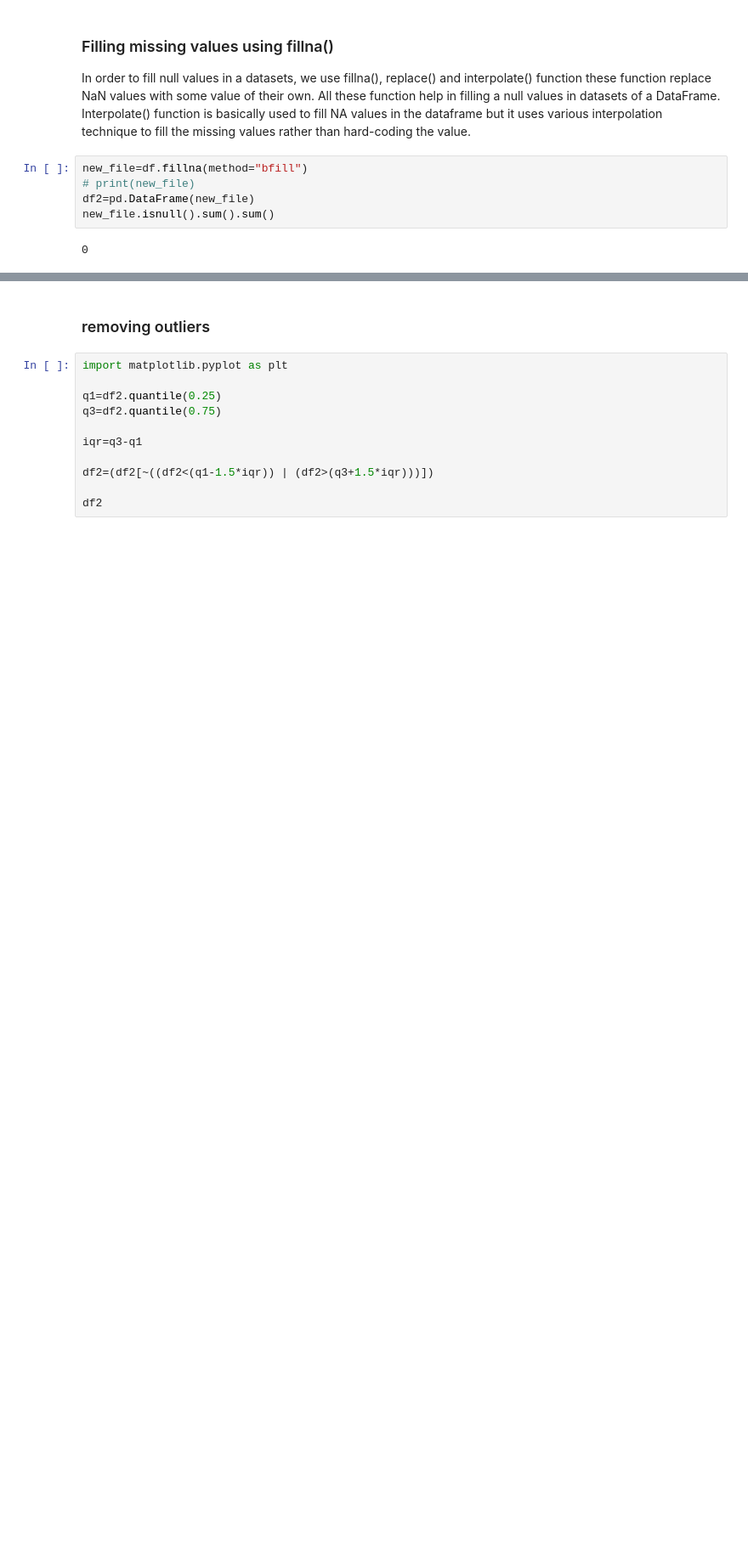
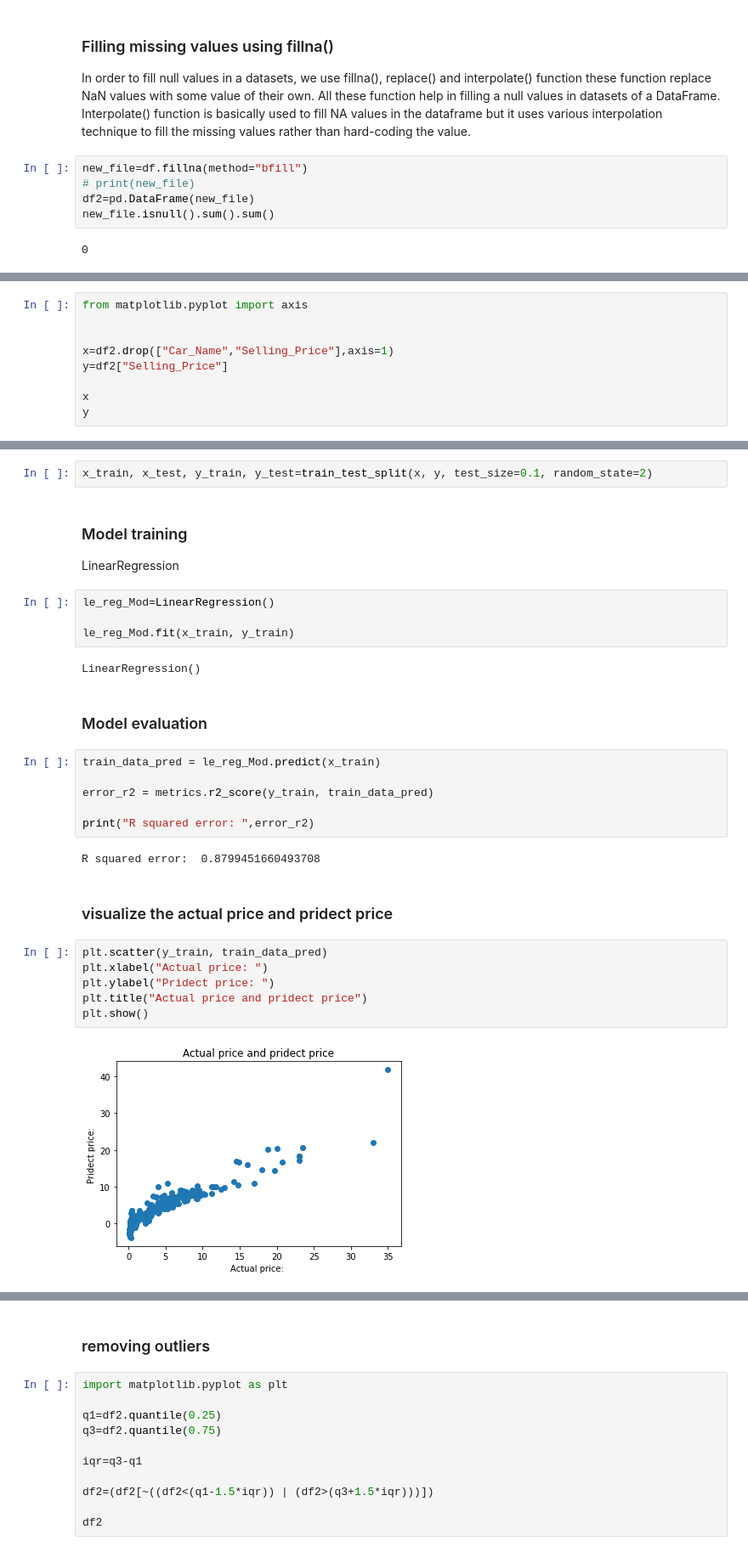
Before and after one commit to HasibullahAman/Prediction_my_Car_Price, a Jupyter notebook: HomeWork.ipynb, the cells around one changed output, grey strips where cells are left out. Shown at 85% size. Cells and saved outputs as stored; diff of their text form; blank space fills up the shorter version.

```diff
--- a/HomeWork.ipynb
+++ b/HomeWork.ipynb
@@ -60,0 +99,9 @@ new_file.isnull().sum().sum()
+# %%
+from matplotlib.pyplot import axis
+
+
+x=df2.drop(["Car_Name","Selling_Price"],axis=1)
+y=df2["Selling_Price"]
+
+x
+y
@@ -60,0 +123,32 @@ new_file.isnull().sum().sum()
+# %%
+x_train, x_test, y_train, y_test=train_test_split(x, y, test_size=0.1, random_state=2)
+# %% [markdown]
+### Model training
+
+LinearRegression
+# %%
+le_reg_Mod=LinearRegression()
+
+le_reg_Mod.fit(x_train, y_train)
+# %% [output]
+LinearRegression()
+# %% [markdown]
+### Model evaluation
+# %%
+train_data_pred = le_reg_Mod.predict(x_train)
+
+error_r2 = metrics.r2_score(y_train, train_data_pred)
+
+print("R squared error: ",error_r2)
+# %% [output]
+R squared error:  0.8799451660493708
+# %% [markdown]
+### visualize the actual price and pridect price
+# %%
+plt.scatter(y_train, train_data_pred)
+plt.xlabel("Actual price: ")
+plt.ylabel("Pridect price: ")
+plt.title("Actual price and pridect price")
+plt.show()
+# %% [output]
+[figure, added]
```
Also changed, not shown: parts of 19 cells of this notebook, 2 other files.
